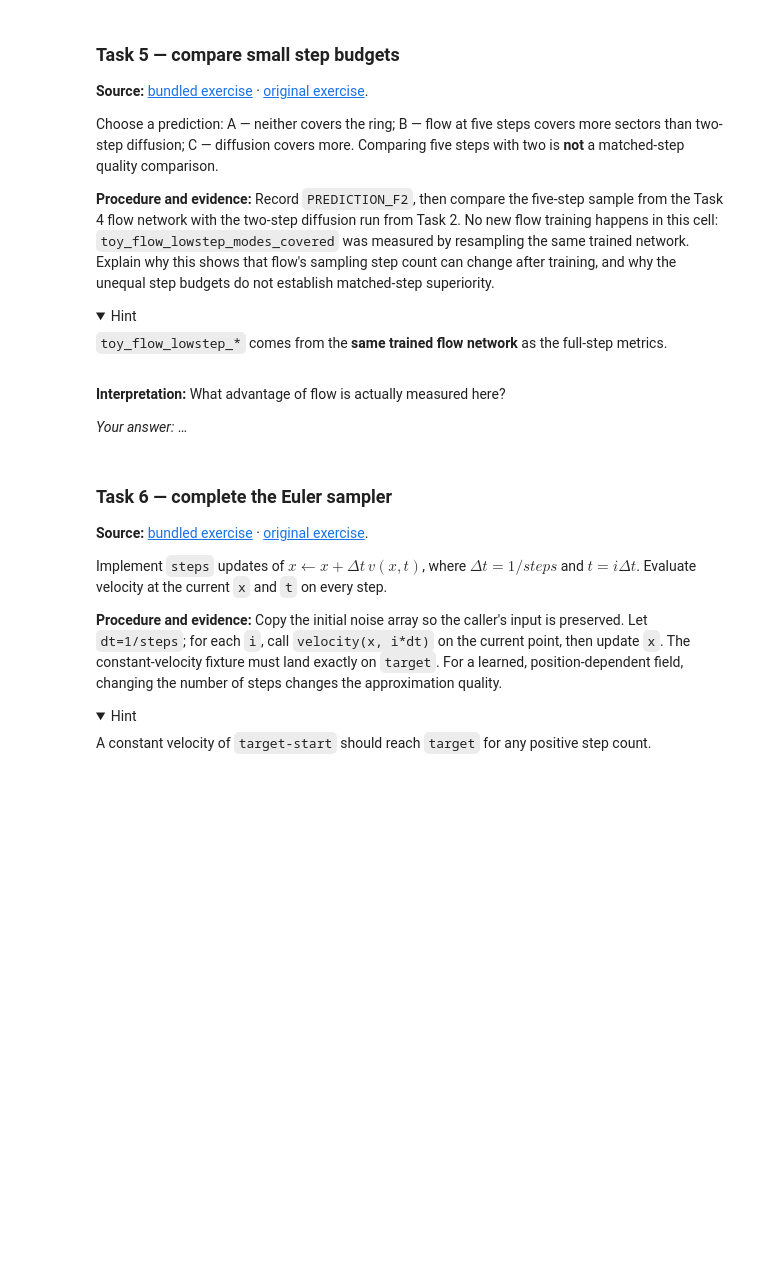
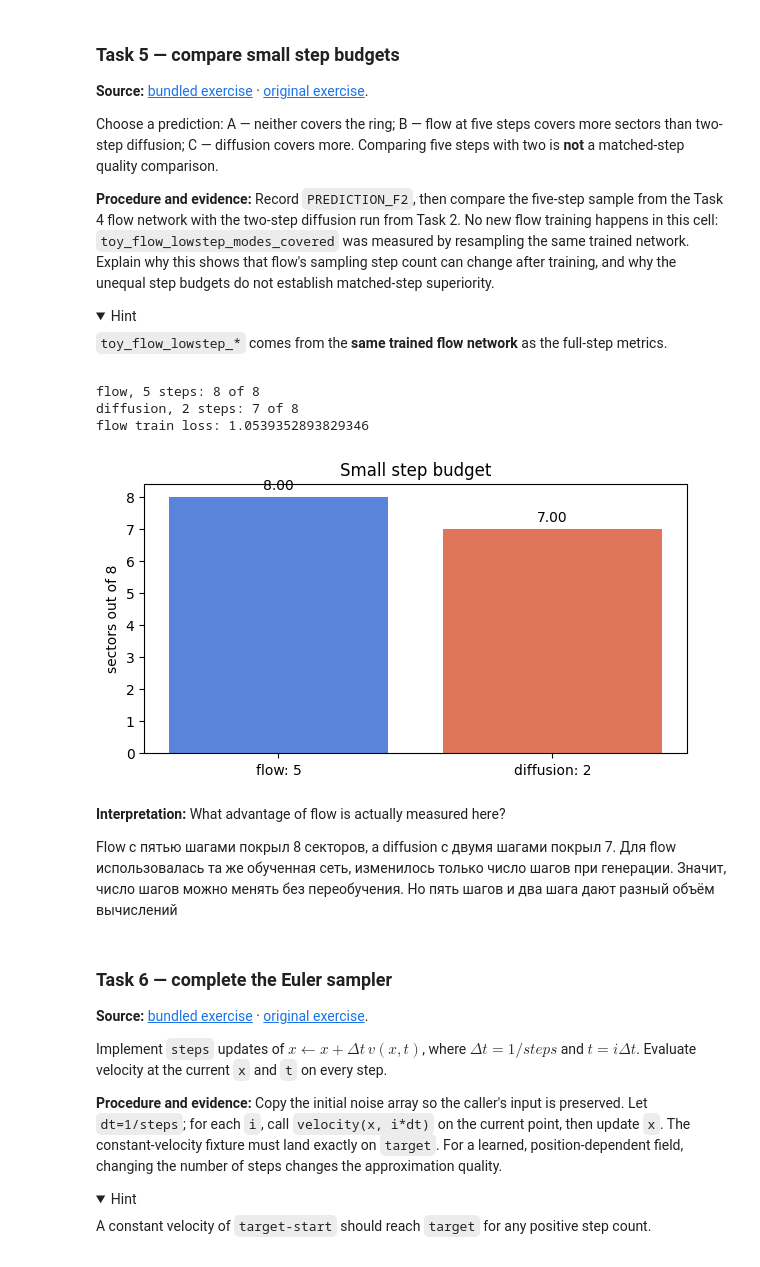
Before and after one commit to JohnSili/multimodal-vla-course, a Jupyter notebook: 03-diffusion-policy-flow-matching/seminar_03_diffusion_flow_student.ipynb, the cells around one changed output. Cells and saved outputs as stored; diff of their text form; code cells hidden in the pictures; folded sections open; blank space fills up the shorter version.

```diff
--- a/03-diffusion-policy-flow-matching/seminar_03_diffusion_flow_student.ipynb
+++ b/03-diffusion-policy-flow-matching/seminar_03_diffusion_flow_student.ipynb
@@ -573,16 +612,21 @@ five steps with two is **not** a matched-step quality comparison.
 
 </details>
 # %%
-PREDICTION_F2 = None  # TODO
+PREDICTION_F2 = 'B'
 assert PREDICTION_F2 in ('A','B','C'), 'Record your prediction first'
 print('flow, 5 steps:', f_full['toy_flow_lowstep_modes_covered'], 'of 8')
 print('diffusion, 2 steps:', d_few['toy_diffusion_modes_covered'], 'of 8')
 print('flow train loss:', f_full['toy_final_loss'])
 metric_bars(['flow: 5','diffusion: 2'], [f_full['toy_flow_lowstep_modes_covered'], d_few['toy_diffusion_modes_covered']], 'Small step budget', 'sectors out of 8')
+# %% [output]
+flow, 5 steps: 8 of 8
+diffusion, 2 steps: 7 of 8
+flow train loss: 1.0539352893829346
+[figure, added]
 # %% [markdown]
 **Interpretation:** What advantage of flow is actually measured here?
 
-*Your answer:* …
+Flow с пятью шагами покрыл 8 секторов, а diffusion с двумя шагами покрыл 7. Для flow использовалась та же обученная сеть, изменилось только число шагов при генерации. Значит, число шагов можно менять без переобучения. Но пять шагов и два шага дают разный объём вычислений
 # %% [markdown]
 ### Task 6 — complete the Euler sampler
 
```
Also changed, not shown: parts of 22 cells of this notebook.
